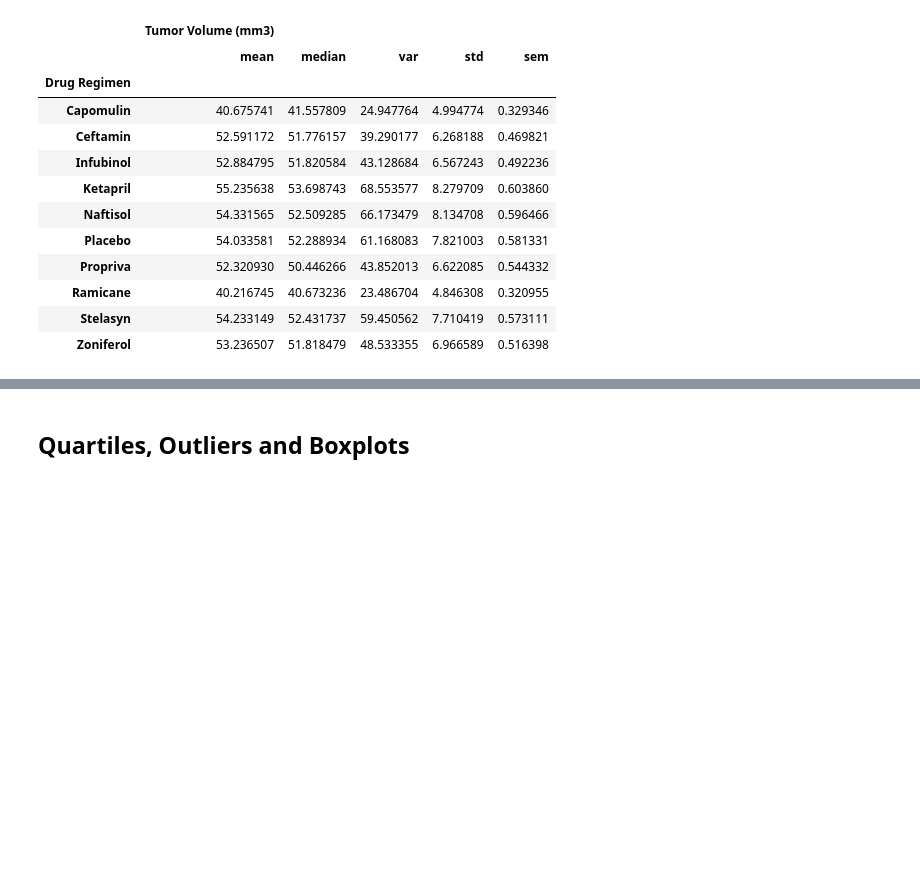
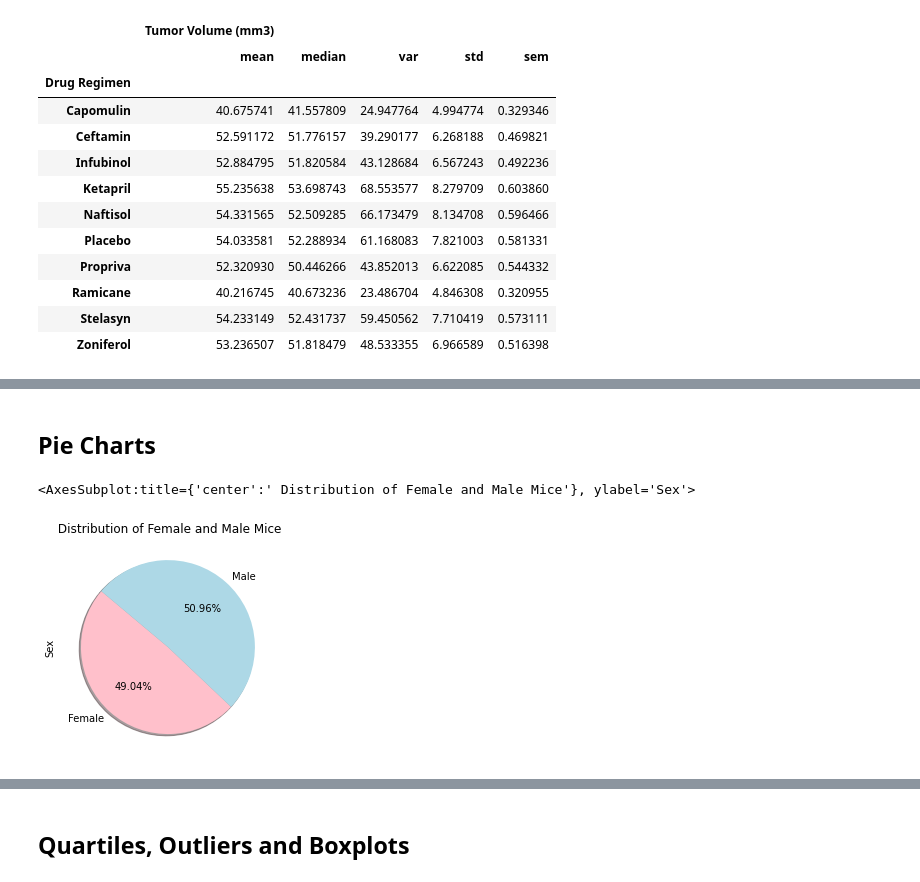
Before and after one commit to J3N1/UCI_Homework_Hwang, a Jupyter notebook: 05-Matplotlib_Challenge/pymaceuticals_starter.ipynb, the cells around one changed output, grey strips where cells are left out. Cells and saved outputs as stored; diff of their text form; code cells hidden in the pictures; blank space fills up the shorter version.

```diff
--- a/05-Matplotlib_Challenge/pymaceuticals_starter.ipynb
+++ b/05-Matplotlib_Challenge/pymaceuticals_starter.ipynb
@@ -181,2 +198,11 @@ Text(0, 0.5, 'Number of Mice')
+# %% [markdown]
+## Pie Charts
 # %%
 # Generate a pie plot showing the distribution of female versus male mice using pandas
+gender_group = clean_merged_df.groupby("Sex")
+gender_df = pd.DataFrame(gender_group["Sex"].count())
+
+gender_df.plot(kind="pie", y= "Sex", title = " Distribution of Female and Male Mice", autopct = "%1.2f%%", shadow = True, startangle = 140, colors=["pink","lightblue"], legend=False)
+# %% [output]
+<AxesSubplot:title={'center':' Distribution of Female and Male Mice'}, ylabel='Sex'>
+[figure, added]
```
Also changed, not shown: parts of 7 cells of this notebook.
